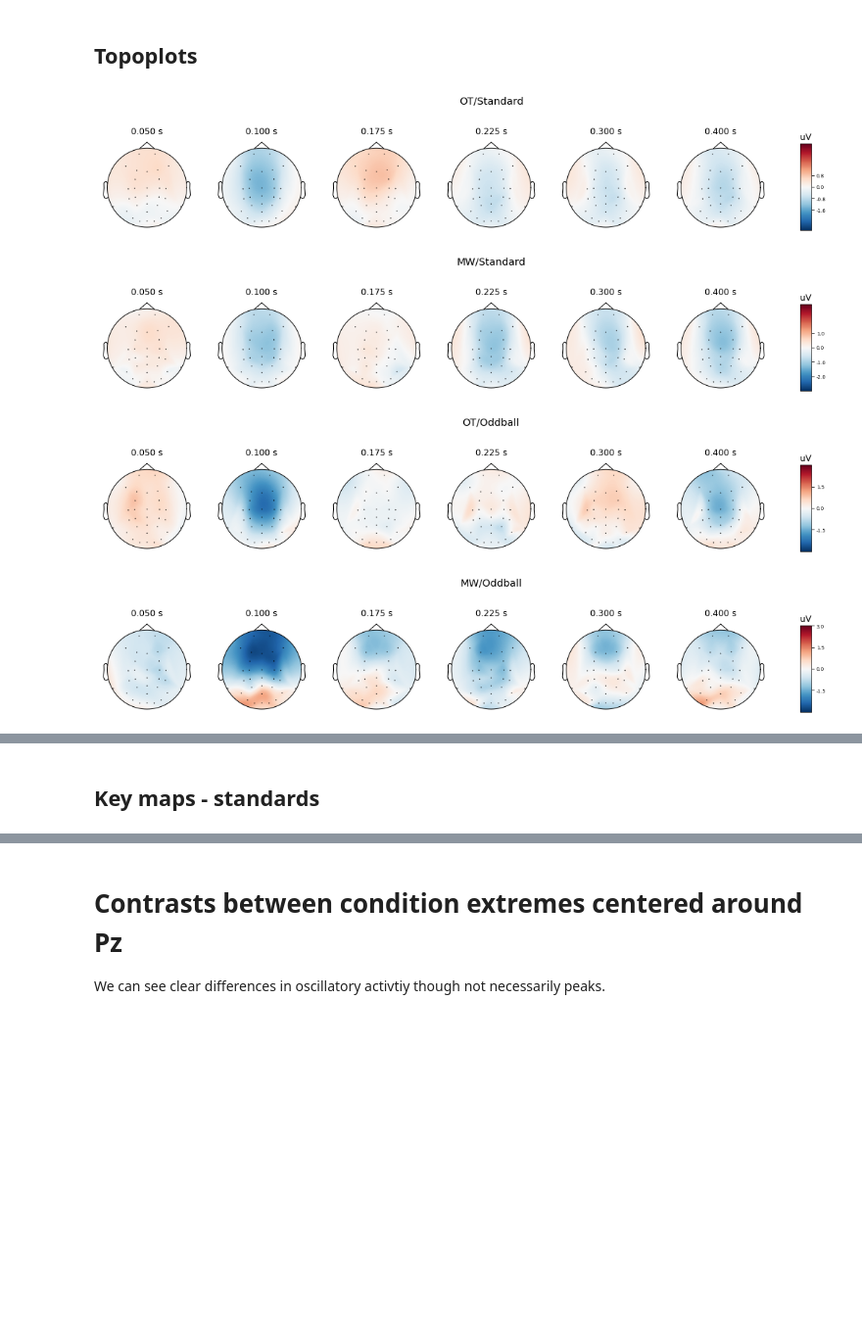
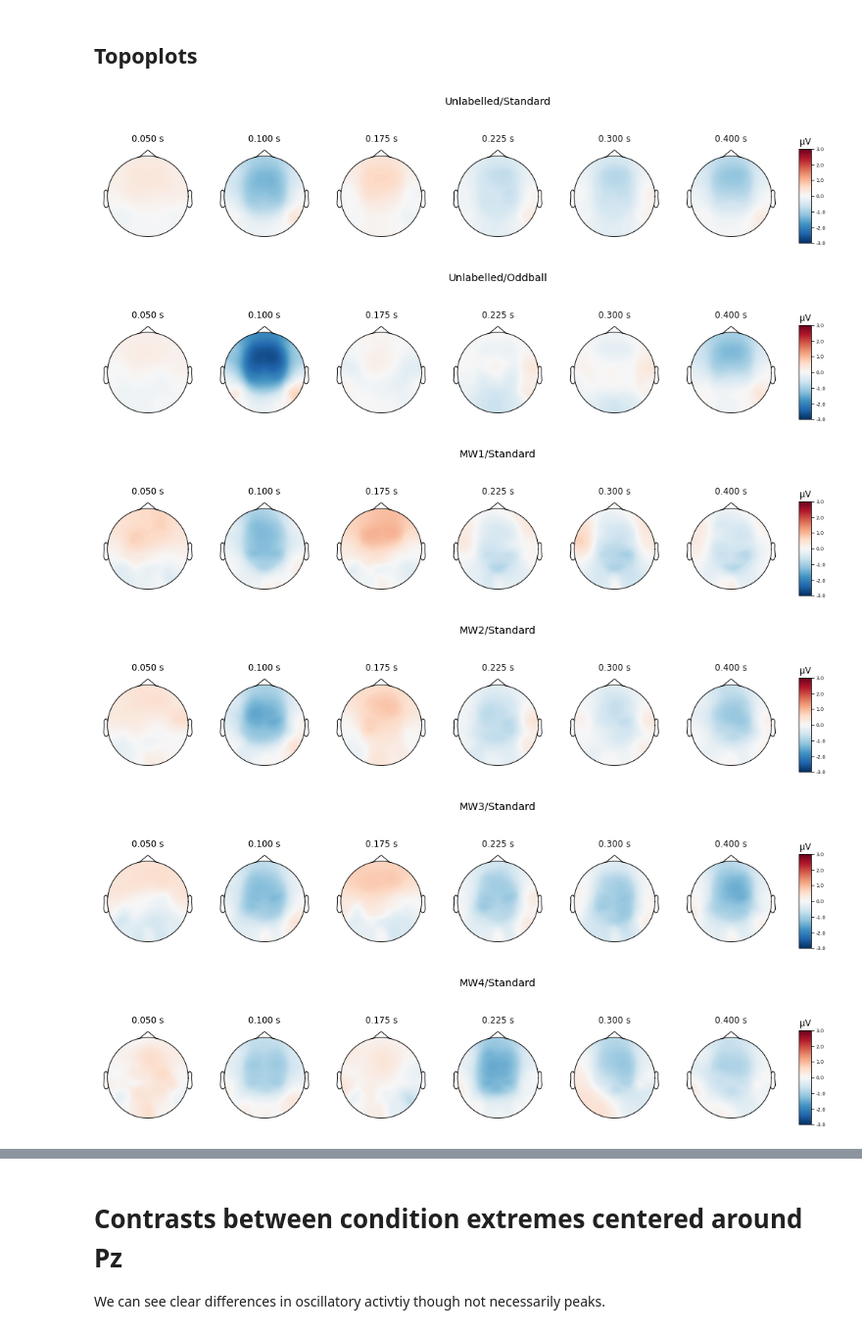
Before and after one commit to cdconrad/aalis, a Jupyter notebook: 2020-grand_average.ipynb, the cells around one changed output, grey strips where cells are left out. Shown at 98% size. Drawn from its saved outputs; the diff is of its cells as text; code cells hidden in the pictures; blank space fills up the shorter version.

Commit message:
Made changes to experience sample scripts and grand averages.

```diff
--- a/2020-grand_average.ipynb
+++ b/2020-grand_average.ipynb
@@ -187,0 +138,29 @@ gavg['MW/Oddball'].data = mne.baseline.rescale(gavg['MW/Oddball'].data, times=ga
+# %%
+gavg = {} # hold the gavg condition
+
+# specify the conds
+conds = [
+    'Unlabelled/Standard',
+    'Unlabelled/Oddball',
+    'MW1/Standard',
+    'MW2/Standard',
+    'MW3/Standard',
+    'MW4/Standard',
+    'MW5/Standard',
+    'MW1/Oddball',
+    'MW2/Oddball',
+    'MW3/Oddball',
+    'MW4/Oddball',
+    'MW5/Oddball'
+]
+
+# for each cond save the respectie evokeds and then grand average
+for cond in conds:
+    c = [] #contain the evokeds
+    for subj in subjects:
+        for x in evoked[subj]:
+            if x.comment == cond:
+                c.append(x)
+    gavg[cond] = mne.grand_average(c)
+
+gavg_back = gavg
@@ -190,22 +184,24 @@ gavg['MW/Oddball'].data = mne.baseline.rescale(gavg['MW/Oddball'].data, times=ga
 # %%
 # these plots have the same vmin and vmax
 
 %matplotlib inline
 
 times = [0.05, 0.1, 0.175, 0.225, 0.3, 0.4] # change these as needed
 
 for cond in gavg:
     [gavg[cond].plot_topomap(times=times,
                              average=0.050,
                              ch_type='eeg',
-                             show_names=False, sensors=True, contours=False,
+                             show_names=False, sensors=False, contours=False,
                              colorbar=True,
                              title=cond,
                              size=1.5, res=128,
                              vmin=-3,
                              vmax=3)];
 # %% [output]
-[figure, old version]
+[figure, new version]
-[figure, old version]
+[figure, new version]
-[figure, old version]
+[figure, new version]
-[figure, old version]
+[figure, new version]
+[figure, added]
+[figure, added]
@@ -212,2 +213,0 @@ for cond in gavg:
-# %% [markdown]
-## Key maps - standards
```
Also changed, not shown: parts of 27 cells of this notebook, 1 other file.
